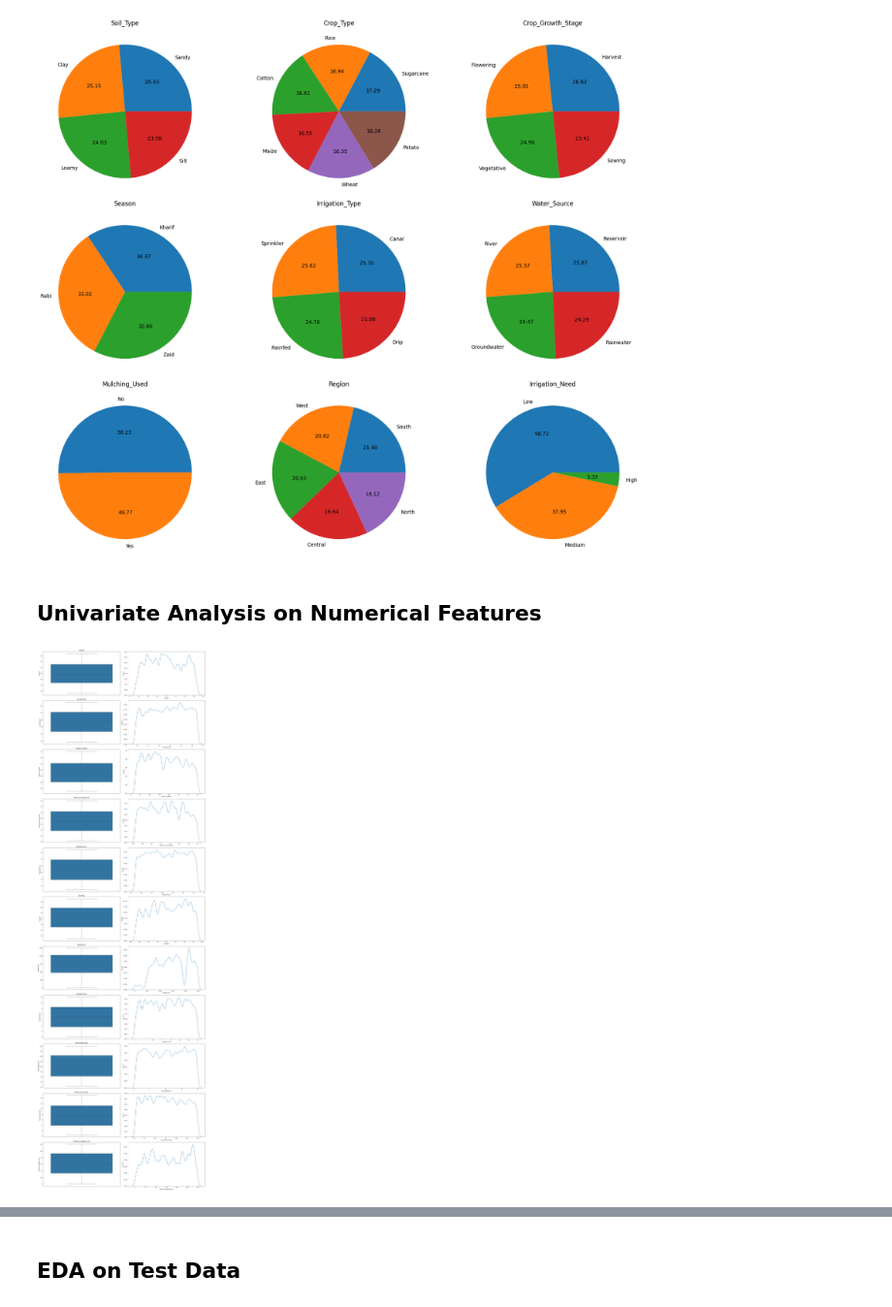
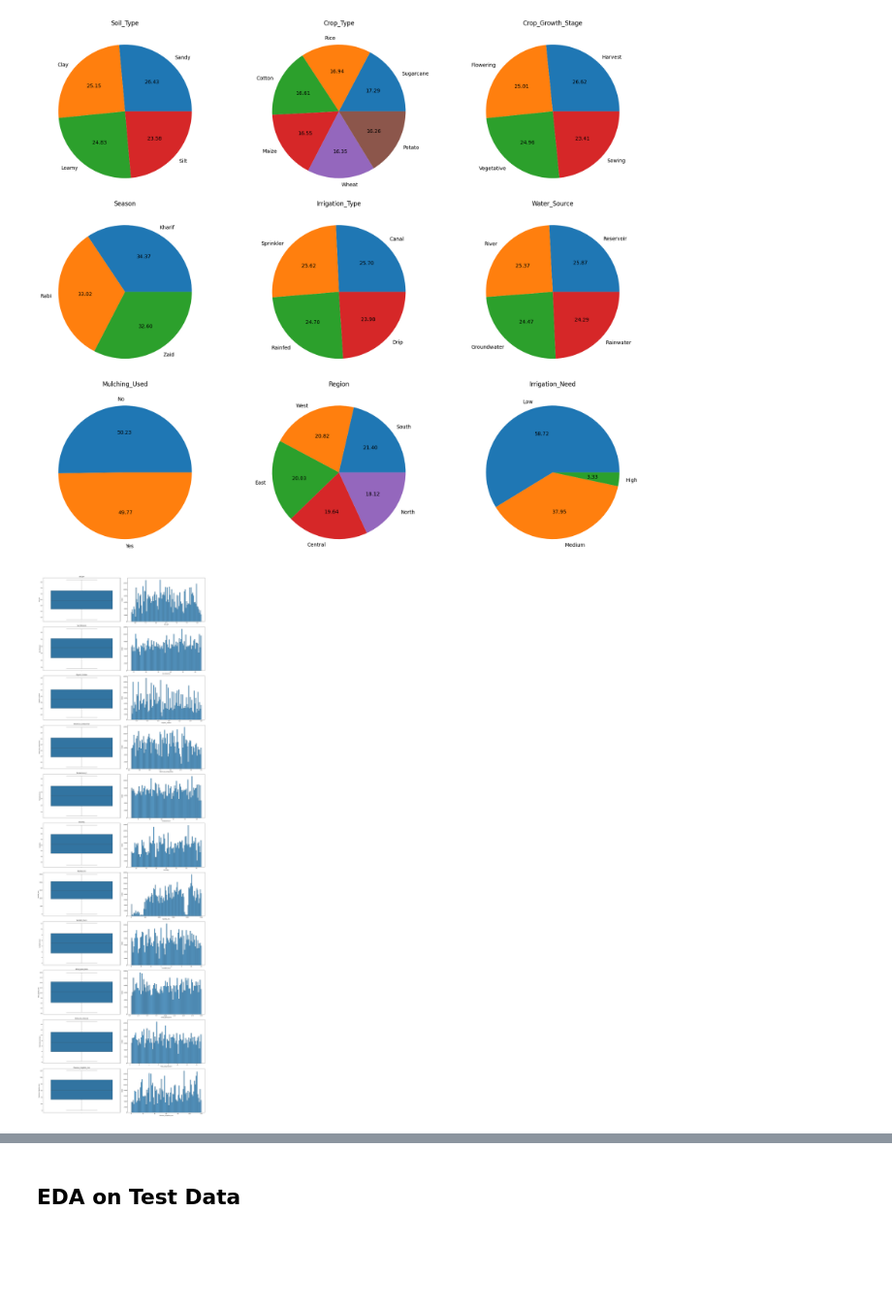
Before and after one commit to 22F3001706/Predicting-Irrigation-Need, a Jupyter notebook: Predicting_Irrigation_need_nb.ipynb, the cells around one changed output, grey strips where cells are left out. Shown at 97% size. Cells and saved outputs as stored; diff of their text form; code cells hidden in the pictures; blank space fills up the shorter version.

```diff
--- a/Predicting_Irrigation_need_nb.ipynb
+++ b/Predicting_Irrigation_need_nb.ipynb
@@ -123,23 +129,21 @@ plt.tight_layout()
 plt.show()
 # %% [output]
 [figure]
-# %% [markdown]
-## Univariate Analysis on Numerical Features
 # %%
 Num_Cols = ['Soil_pH', 'Soil_Moisture', 'Organic_Carbon', 'Electrical_Conductivity', 'Temperature_C',
            'Humidity', 'Rainfall_mm','Sunlight_Hours', 'Wind_Speed_kmh',
             'Field_Area_hectare','Previous_Irrigation_mm' ]
 fig , axes = plt.subplots(11,2, figsize=(20, 64))
 axes = axes.flatten()
 for i ,col in enumerate(Num_Cols):
     idx = i * 2
     sns.boxplot(train_data[col] , ax=axes[idx])
     axes[idx].set_title(col)
 
-    sns.kdeplot(train_data[col] , ax=axes[idx+1])
+    sns.histplot(train_data[col] , ax=axes[idx+1])
     axes[idx].set_title(col)
 
 plt.tight_layout()
 plt.show()
 # %% [output]
-[figure, old version]
+[figure, new version]
```
Also changed, not shown: parts of 44 cells of this notebook.
